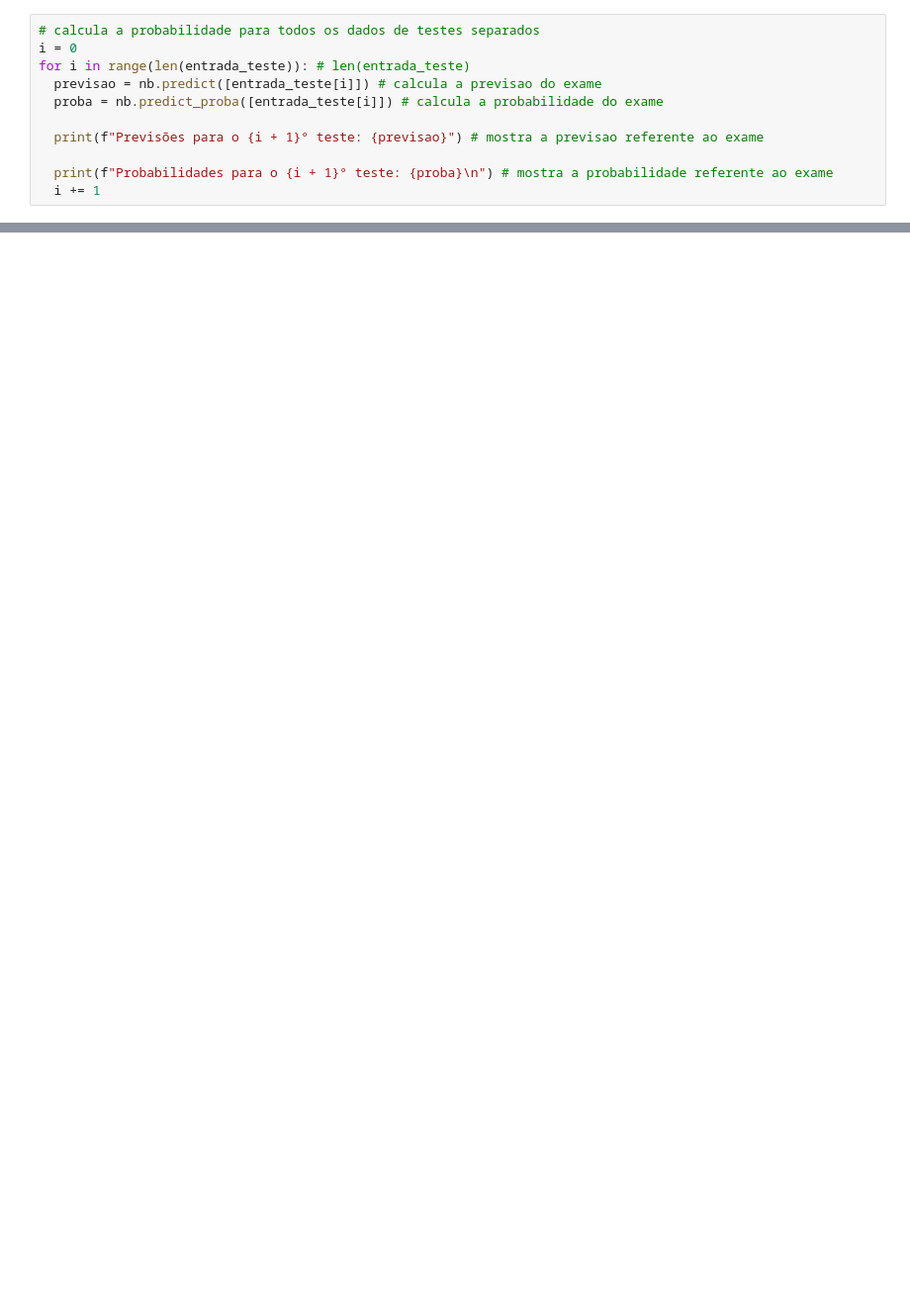
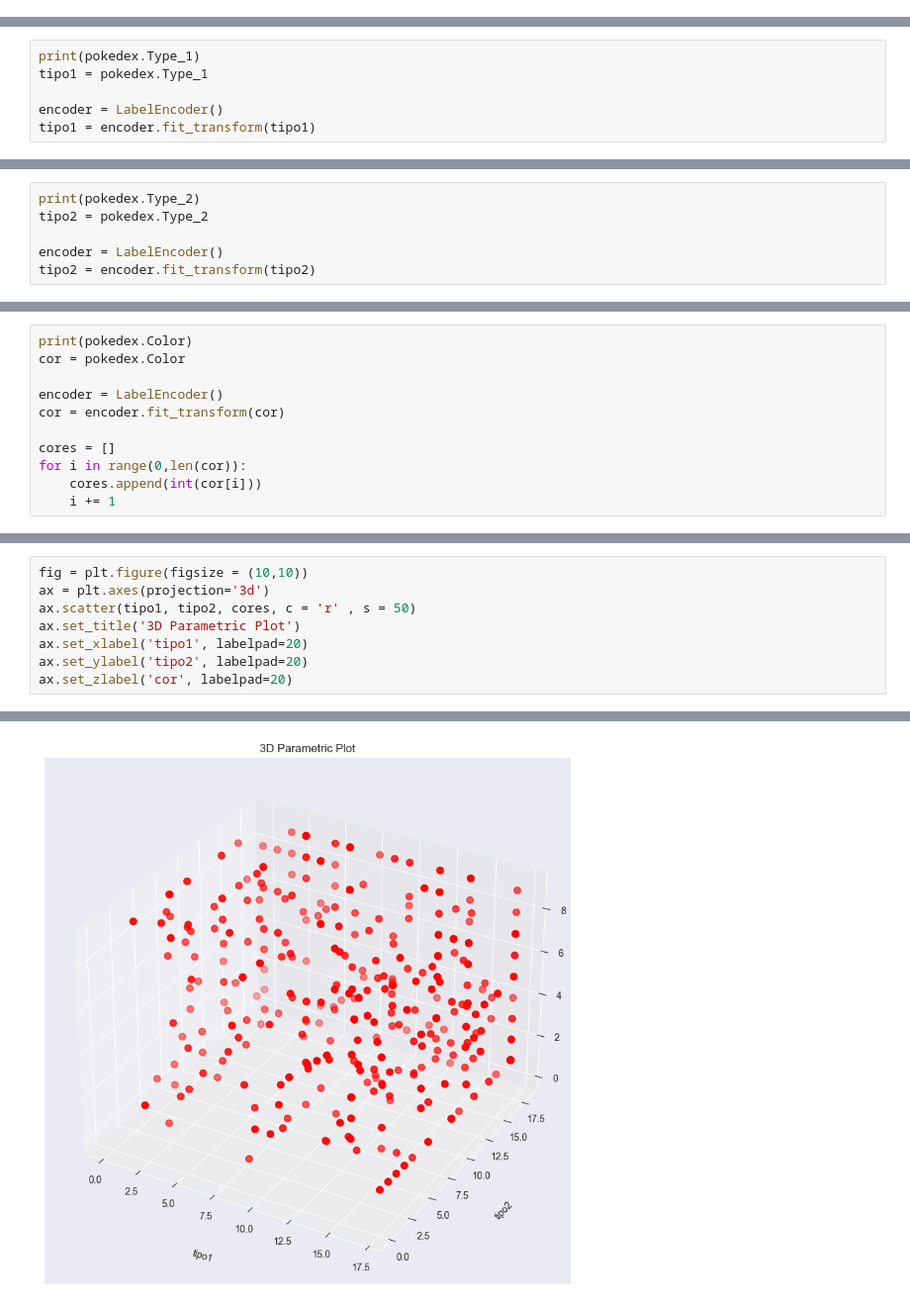
Before and after one commit to quirino717/IA-e-aprendizado-de-m-quina, a Jupyter notebook: projeto/classificacao.ipynb, the cells around one changed output, grey strips where cells are left out. Shown at 99% size. Saved outputs shown, nothing was run; the diff lists cells and outputs as text; blank space fills up the shorter version.

```diff
--- a/projeto/classificacao.ipynb
+++ b/projeto/classificacao.ipynb
@@ -99,11 +0,0 @@ GaussianNB()
-# %%
-# calcula a probabilidade para todos os dados de testes separados
-i = 0
-for i in range(len(entrada_teste)): # len(entrada_teste)
-  previsao = nb.predict([entrada_teste[i]]) # calcula a previsao do exame
-  proba = nb.predict_proba([entrada_teste[i]]) # calcula a probabilidade do exame
-
-  print(f"Previsões para o {i + 1}° teste: {previsao}") # mostra a previsao referente ao exame
-
-  print(f"Probabilidades para o {i + 1}° teste: {proba}\n") # mostra a probabilidade referente ao exame
-  i += 1
@@ -179,0 +31,6 @@ weighted avg       0.90      0.89      0.89       241
+# %%
+print(pokedex.Type_1)
+tipo1 = pokedex.Type_1
+
+encoder = LabelEncoder()
+tipo1 = encoder.fit_transform(tipo1)
@@ -179,0 +50,6 @@ weighted avg       0.90      0.89      0.89       241
+# %%
+print(pokedex.Type_2)
+tipo2 = pokedex.Type_2
+
+encoder = LabelEncoder()
+tipo2 = encoder.fit_transform(tipo2)
@@ -179,0 +69,11 @@ weighted avg       0.90      0.89      0.89       241
+# %%
+print(pokedex.Color)
+cor = pokedex.Color
+
+encoder = LabelEncoder()
+cor = encoder.fit_transform(cor)
+
+cores = []
+for i in range(0,len(cor)):
+    cores.append(int(cor[i]))
+    i += 1
@@ -179,0 +93,9 @@ weighted avg       0.90      0.89      0.89       241
+# %%
+fig = plt.figure(figsize = (10,10))
+ax = plt.axes(projection='3d')
+ax.scatter(tipo1, tipo2, cores, c = 'r' , s = 50)
+ax.set_title('3D Parametric Plot')
+ax.set_xlabel('tipo1', labelpad=20)
+ax.set_ylabel('tipo2', labelpad=20)
+ax.set_zlabel('cor', labelpad=20)
+# %% [output]
@@ -179,0 +103 @@ weighted avg       0.90      0.89      0.89       241
+[figure, added]
```
Also changed, not shown: parts of 112 cells of this notebook, 1 other file.
